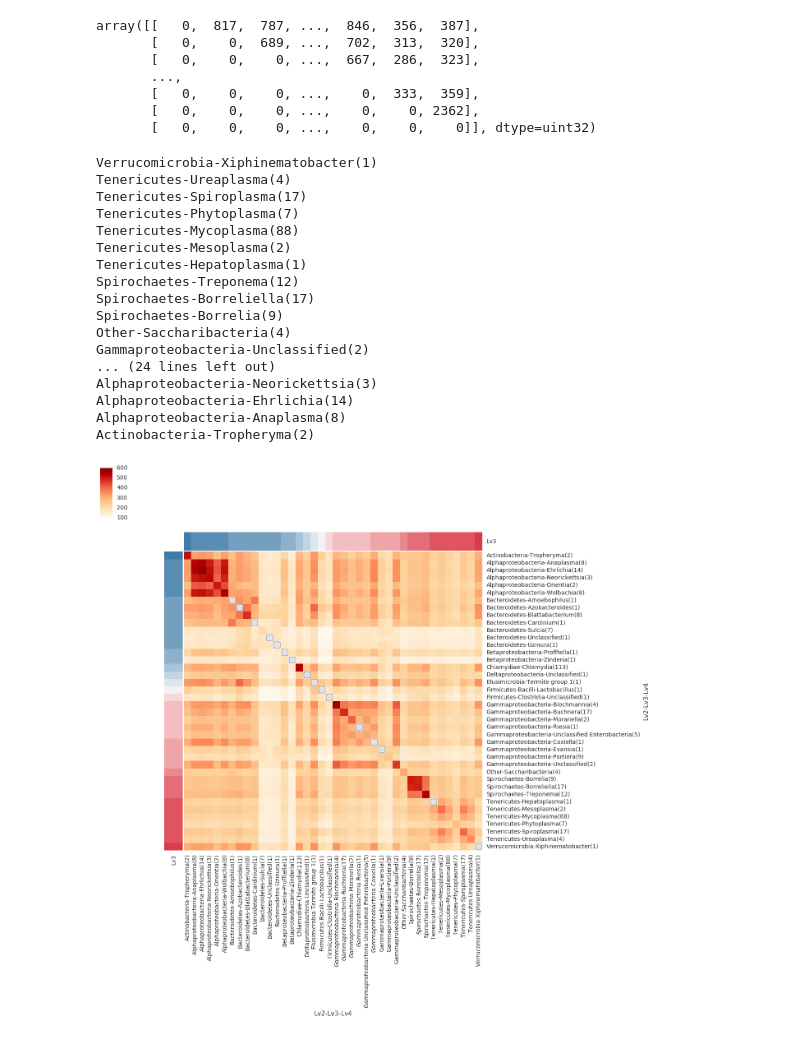
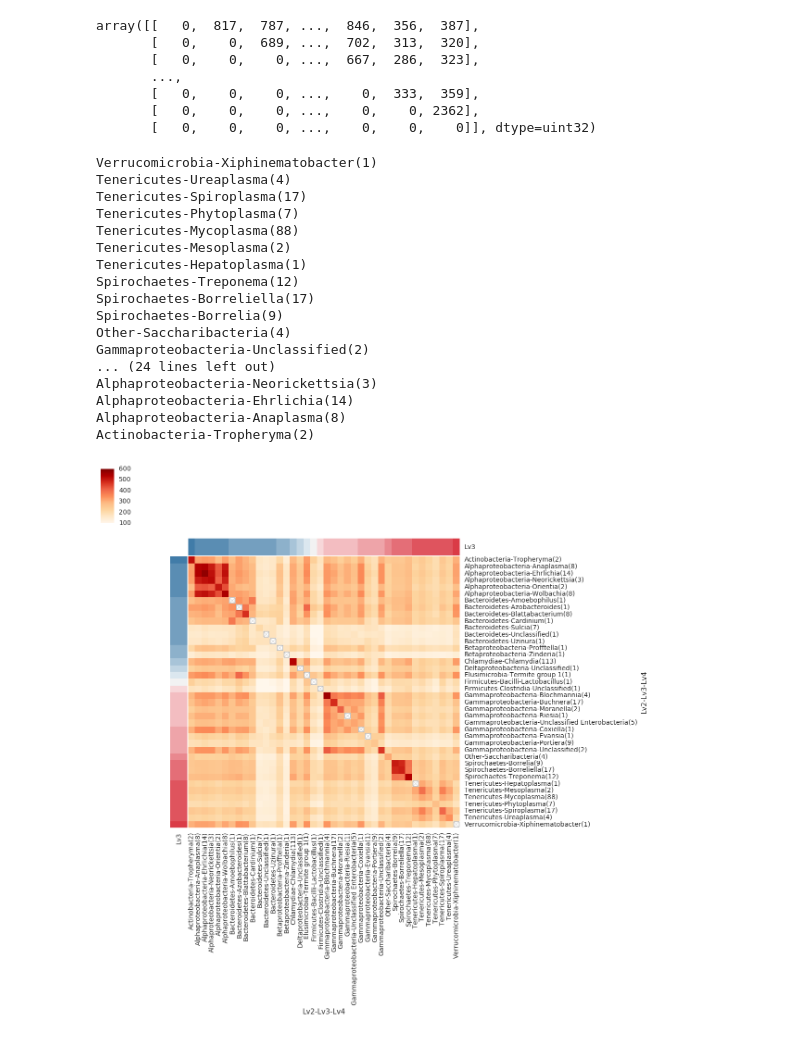
Before and after one commit to PNNL-Comp-Mass-Spec/BSF_publication, a Jupyter notebook: kegg_data/figure_4c_bsf-kegg.ipynb, the cells around one changed output. Drawn from its saved outputs; the diff is of its cells as text; code cells hidden in the pictures.

Commit message:
change names to the same figure names

```diff
--- a/kegg_data/figure_4c_bsf-kegg.ipynb
+++ b/kegg_data/figure_4c_bsf-kegg.ipynb
@@ -148,6 +148,10 @@ smalltb.to_csv('small_genomes.txt', sep='\t')
 colormap=plt.get_cmap('Paired')
 def drawHeatmapMatrix(table, index_level, filename = 'heatmap.png', cmap = colormap, vmin=None, vmax=None, figsize=(30, 30)):
     plt.close("all")
+
+    sns.set(style="white")
+
+
     # Create a custom palette to identify the networks
     groups = np.unique(table.index.get_level_values(index_level))
     t_pal = sns.diverging_palette(240, 10, n=len(groups))
@@ -197,27 +201,27 @@ def drawHeatmapMatrix(table, index_level, filename = 'heatmap.png', cmap = color
 # %%
 # to avoid the wrong calculation because of the diagonal terms
 np.fill_diagonal(smalltb.values, np.nan)
 
 grouped = smalltb.groupby(level=[1,2,3]).mean()
 grouped = grouped.groupby(level=[1,2,3], axis=1).mean()
 
-drawHeatmapMatrix(grouped, 'Lv3', 'overall_heatmap_200_600.png', plt.get_cmap('OrRd'),vmin=100, vmax=600, figsize=(12,12))
+drawHeatmapMatrix(grouped, 'Lv3', 'overall_heatmap_200_600.png', plt.get_cmap('OrRd'),vmin=100, vmax=600, figsize=(10,10))
 # %% [output]
 Verrucomicrobia-Xiphinematobacter(1)
 Tenericutes-Ureaplasma(4)
 Tenericutes-Spiroplasma(17)
 Tenericutes-Phytoplasma(7)
 Tenericutes-Mycoplasma(88)
 Tenericutes-Mesoplasma(2)
 Tenericutes-Hepatoplasma(1)
 Spirochaetes-Treponema(12)
 Spirochaetes-Borreliella(17)
 Spirochaetes-Borrelia(9)
 Other-Saccharibacteria(4)
 Gammaproteobacteria-Unclassified(2)
 ... (24 lines left out)
 Alphaproteobacteria-Neorickettsia(3)
 Alphaproteobacteria-Ehrlichia(14)
 Alphaproteobacteria-Anaplasma(8)
 Actinobacteria-Tropheryma(2)
-[figure, old version]
+[figure, new version]
```
Also changed, not shown: 1 other file.
